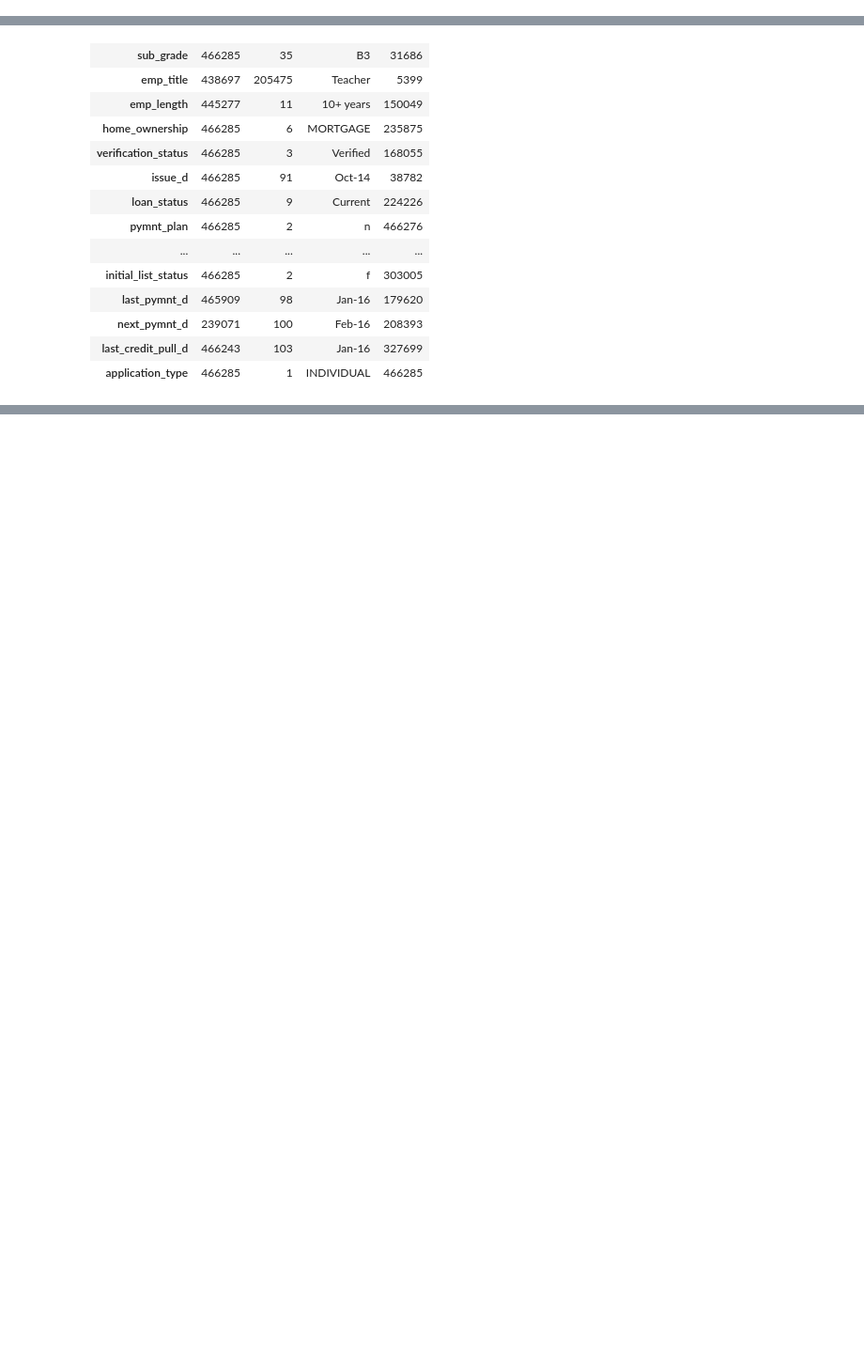
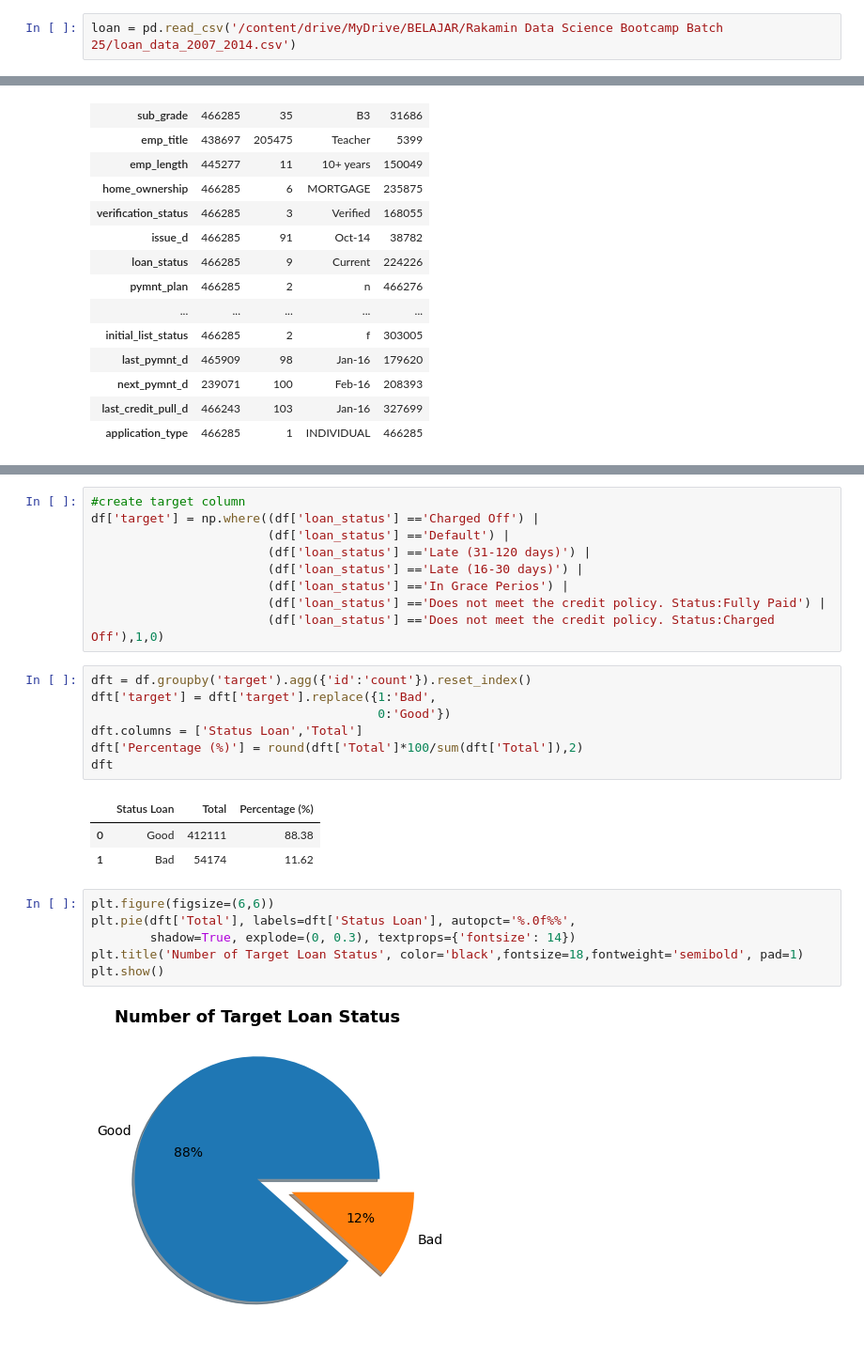
Before and after one commit to Reysadena/Credit-Risk-Analysis-and-Prediction, a Jupyter notebook: Credit_Risk_Analysis.ipynb, the cells around one changed output, grey strips where cells are left out. Shown at 94% size. Drawn from its saved outputs; the diff is of its cells as text; blank space fills up the shorter version.

```diff
--- a/Credit_Risk_Analysis.ipynb
+++ b/Credit_Risk_Analysis.ipynb
@@ -53,0 +29,2 @@ loan = pd.read_csv(io.BytesIO(uploaded['loan_data_2007_2014.csv']))
+# %%
+loan = pd.read_csv('/content/drive/MyDrive/BELAJAR/Rakamin Data Science Bootcamp Batch 25/loan_data_2007_2014.csv')
@@ -144,0 +149,28 @@ df[cats].describe().T
+# %%
+#create target column
+df['target'] = np.where((df['loan_status'] =='Charged Off') |
+                        (df['loan_status'] =='Default') |
+                        (df['loan_status'] =='Late (31-120 days)') |
+                        (df['loan_status'] =='Late (16-30 days)') |
+                        (df['loan_status'] =='In Grace Perios') |
+                        (df['loan_status'] =='Does not meet the credit policy. Status:Fully Paid') |
+                        (df['loan_status'] =='Does not meet the credit policy. Status:Charged Off'),1,0)
+# %%
+dft = df.groupby('target').agg({'id':'count'}).reset_index()
+dft['target'] = dft['target'].replace({1:'Bad',
+                                       0:'Good'})
+dft.columns = ['Status Loan','Total']
+dft['Percentage (%)'] = round(dft['Total']*100/sum(dft['Total']),2)
+dft
+# %% [output]
+|  | Status Loan | Total | Percentage (%) |
+| 0 | Good | 412111 | 88.38 |
+| 1 | Bad | 54174 | 11.62 |
+# %%
+plt.figure(figsize=(6,6))
+plt.pie(dft['Total'], labels=dft['Status Loan'], autopct='%.0f%%',
+        shadow=True, explode=(0, 0.3), textprops={'fontsize': 14})
+plt.title('Number of Target Loan Status', color='black',fontsize=18,fontweight='semibold', pad=1)
+plt.show()
+# %% [output]
+[figure, added]
```
Also changed, not shown: parts of 25 cells of this notebook.
